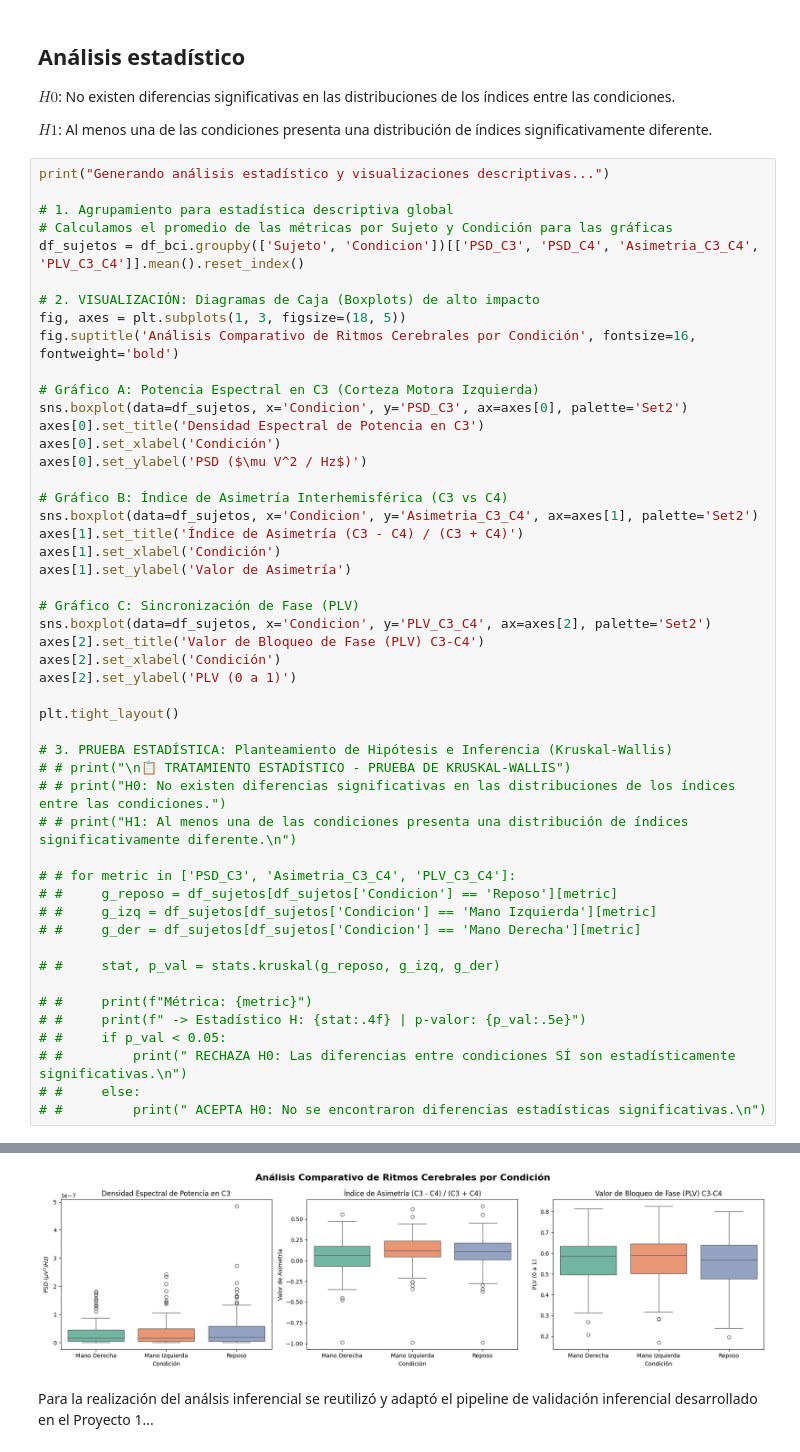
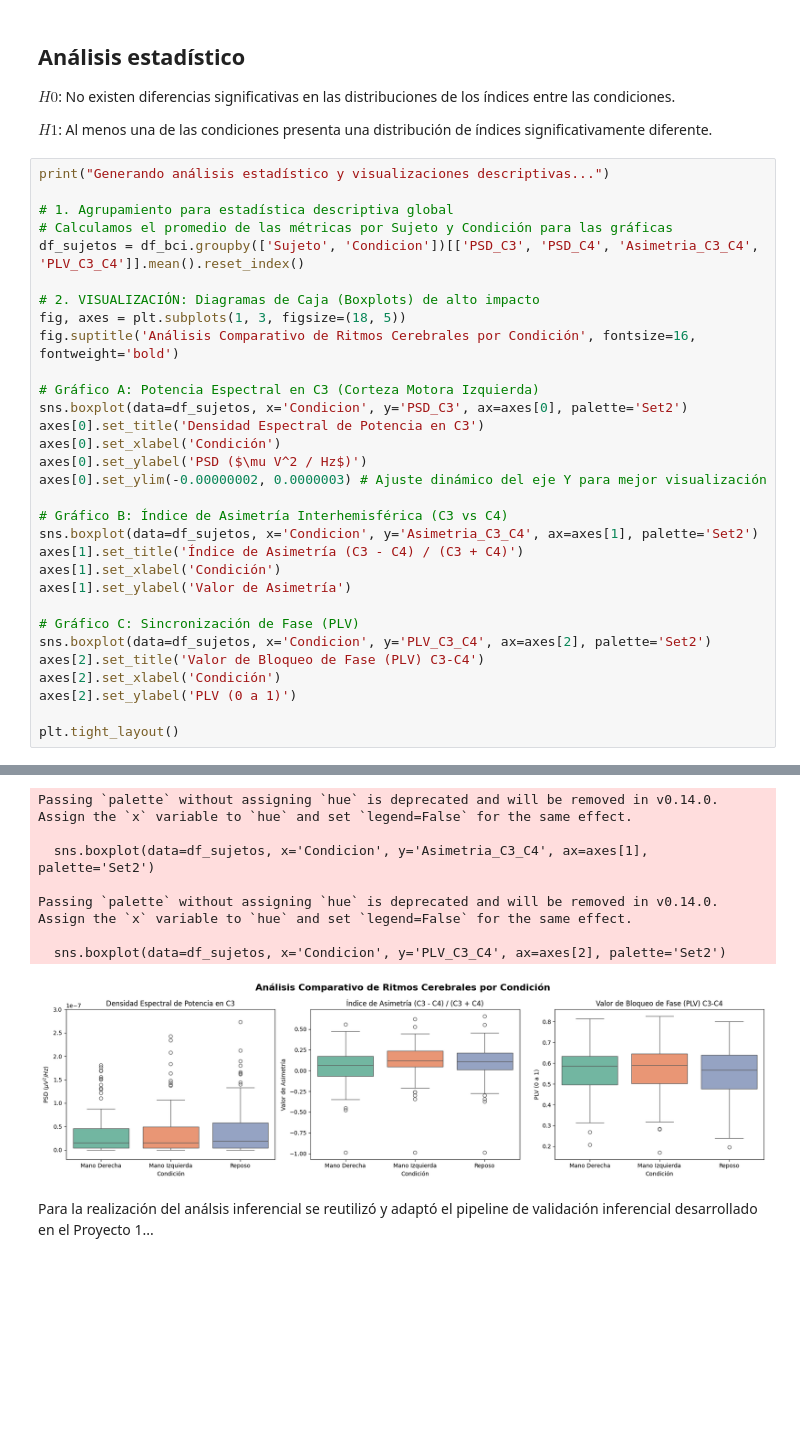
Before and after one commit to PaulaCCano/lab_Biosenales, a Jupyter notebook: proyecto_2.ipynb, the cells around one changed output, grey strips where cells are left out. Saved outputs shown, nothing was run; the diff lists cells and outputs as text; blank space fills up the shorter version.

```diff
--- a/proyecto_2.ipynb
+++ b/proyecto_2.ipynb
@@ -306,6 +302,7 @@ sns.boxplot(data=df_sujetos, x='Condicion', y='PSD_C3', ax=axes[0], palette='Set
 axes[0].set_title('Densidad Espectral de Potencia en C3')
 axes[0].set_xlabel('Condición')
 axes[0].set_ylabel('PSD ($\mu V^2 / Hz$)')
+axes[0].set_ylim(-0.00000002, 0.0000003) # Ajuste dinámico del eje Y para mejor visualización
 
 # Gráfico B: Índice de Asimetría Interhemisférica (C3 vs C4)
 sns.boxplot(data=df_sujetos, x='Condicion', y='Asimetria_C3_C4', ax=axes[1], palette='Set2')
@@ -320,23 +317,4 @@ axes[2].set_xlabel('Condición')
 axes[2].set_ylabel('PLV (0 a 1)')
 
 plt.tight_layout()
-
-# 3. PRUEBA ESTADÍSTICA: Planteamiento de Hipótesis e Inferencia (Kruskal-Wallis)
-# # print("\n📋 TRATAMIENTO ESTADÍSTICO - PRUEBA DE KRUSKAL-WALLIS")
-# # print("H0: No existen diferencias significativas en las distribuciones de los índices entre las condiciones.")
-# # print("H1: Al menos una de las condiciones presenta una distribución de índices significativamente diferente.\n")
-
-# # for metric in ['PSD_C3', 'Asimetria_C3_C4', 'PLV_C3_C4']:
-# #     g_reposo = df_sujetos[df_sujetos['Condicion'] == 'Reposo'][metric]
-# #     g_izq = df_sujetos[df_sujetos['Condicion'] == 'Mano Izquierda'][metric]
-# #     g_der = df_sujetos[df_sujetos['Condicion'] == 'Mano Derecha'][metric]
-
-# #     stat, p_val = stats.kruskal(g_reposo, g_izq, g_der)
-
-# #     print(f"Métrica: {metric}")
-# #     print(f" -> Estadístico H: {stat:.4f} | p-valor: {p_val:.5e}")
-# #     if p_val < 0.05:
-# #         print(" RECHAZA H0: Las diferencias entre condiciones SÍ son estadísticamente significativas.\n")
-# #     else:
-# #         print(" ACEPTA H0: No se encontraron diferencias estadísticas significativas.\n")
 # %% [output]
@@ -355,4 +325,11 @@ Passing `palette` without assigning `hue` is deprecated and will be removed in v
+Passing `palette` without assigning `hue` is deprecated and will be removed in v0.14.0. Assign the `x` variable to `hue` and set `legend=False` for the same effect.
+
+  sns.boxplot(data=df_sujetos, x='Condicion', y='Asimetria_C3_C4', ax=axes[1], palette='Set2')
+
+Passing `palette` without assigning `hue` is deprecated and will be removed in v0.14.0. Assign the `x` variable to `hue` and set `legend=False` for the same effect.
+
+  sns.boxplot(data=df_sujetos, x='Condicion', y='PLV_C3_C4', ax=axes[2], palette='Set2')
-[figure, old version]
+[figure, new version]
 # %% [markdown]
 Para la realización del análsis inferencial se reutilizó y adaptó el pipeline de validación inferencial desarrollado en el Proyecto 1...
 # %%
```
Also changed, not shown: parts of 30 cells of this notebook.
